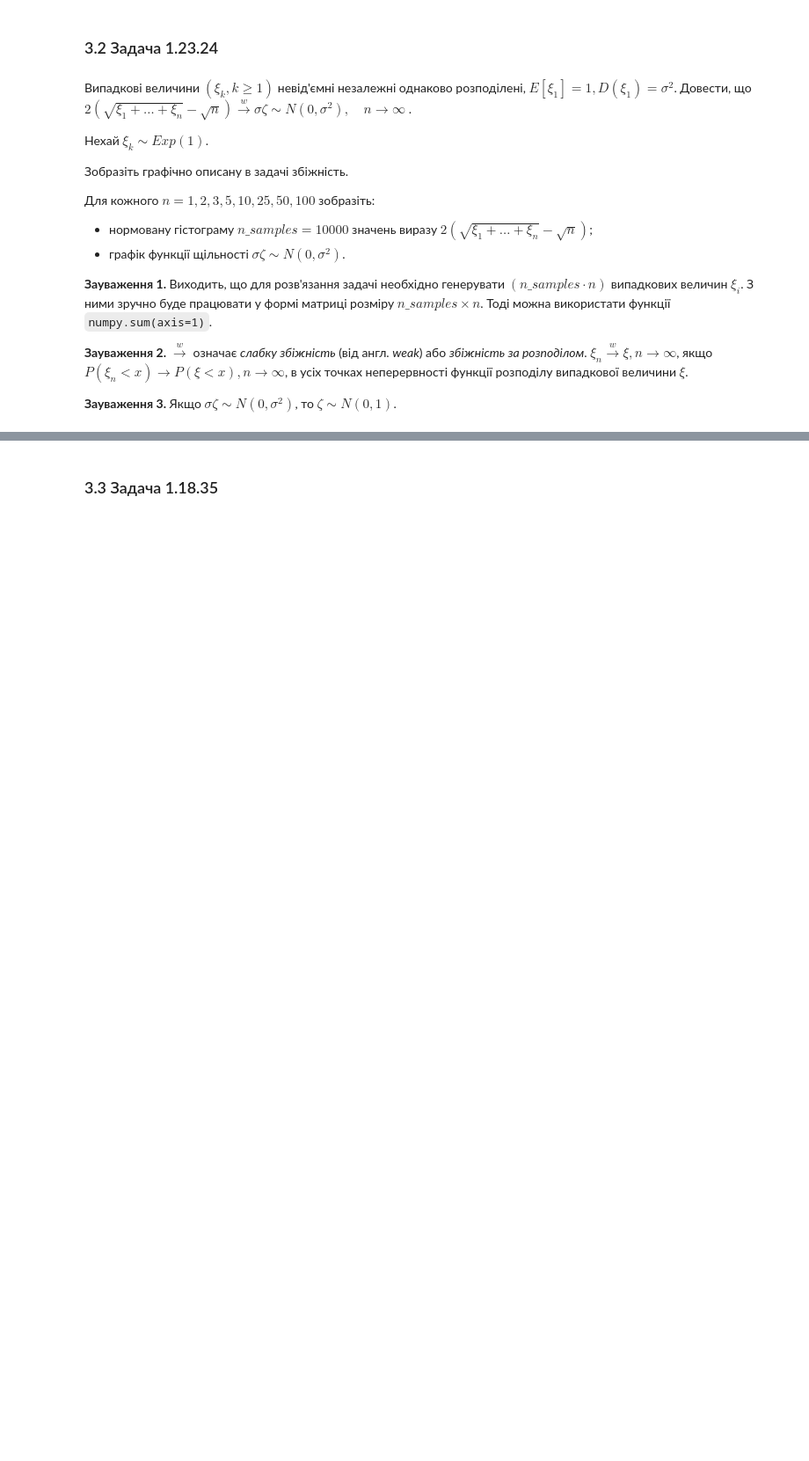
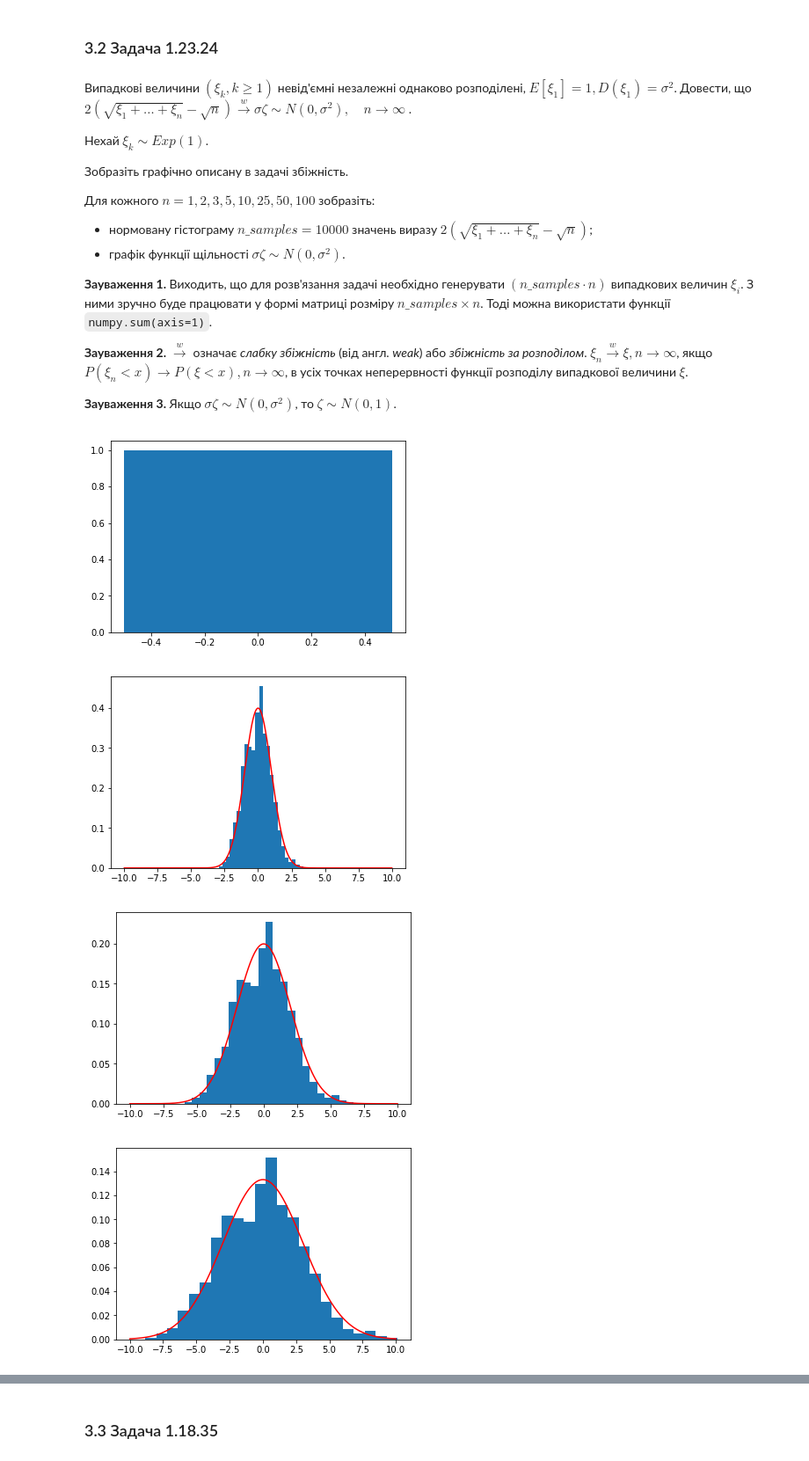
Before and after one commit to mikke-172/probability_homework10, a Jupyter notebook: Домашня робота 10.ipynb, the cells around one changed output, grey strips where cells are left out. Shown at 88% size. Cells and saved outputs as stored; diff of their text form; code cells hidden in the pictures; blank space fills up the shorter version.

```diff
--- a/Домашня робота 10.ipynb
+++ b/Домашня робота 10.ipynb
@@ -412,0 +387,17 @@ $\xi_n \xrightarrow{w} \xi, n \to \infty$, якщо $P(\xi_n < x) \to P(\xi < x)
+# %%
+#Ілюстрація до зауваження 3. При цьому sigma*dzeta відповідають норммальному з параметрами 0, sigma, а не 0, sigma^2 !?
+xi=norm(0, 1)
+rvs=xi.rvs(1000)
+for i in range (10):
+    xi_=norm(0, i)
+    plt.hist(rvs*i, normed=True, bins='auto')
+    x=np.arange(-10, 10+0.01, 0.01)
+
+    y=xi_.pdf(x)
+    plt.plot(x, y, 'r')
+    plt.show()
+# %% [output]
+[figure, added]
+[figure, added]
+[figure, added]
+[figure, added]
```
Also changed, not shown: parts of 9 cells of this notebook.
